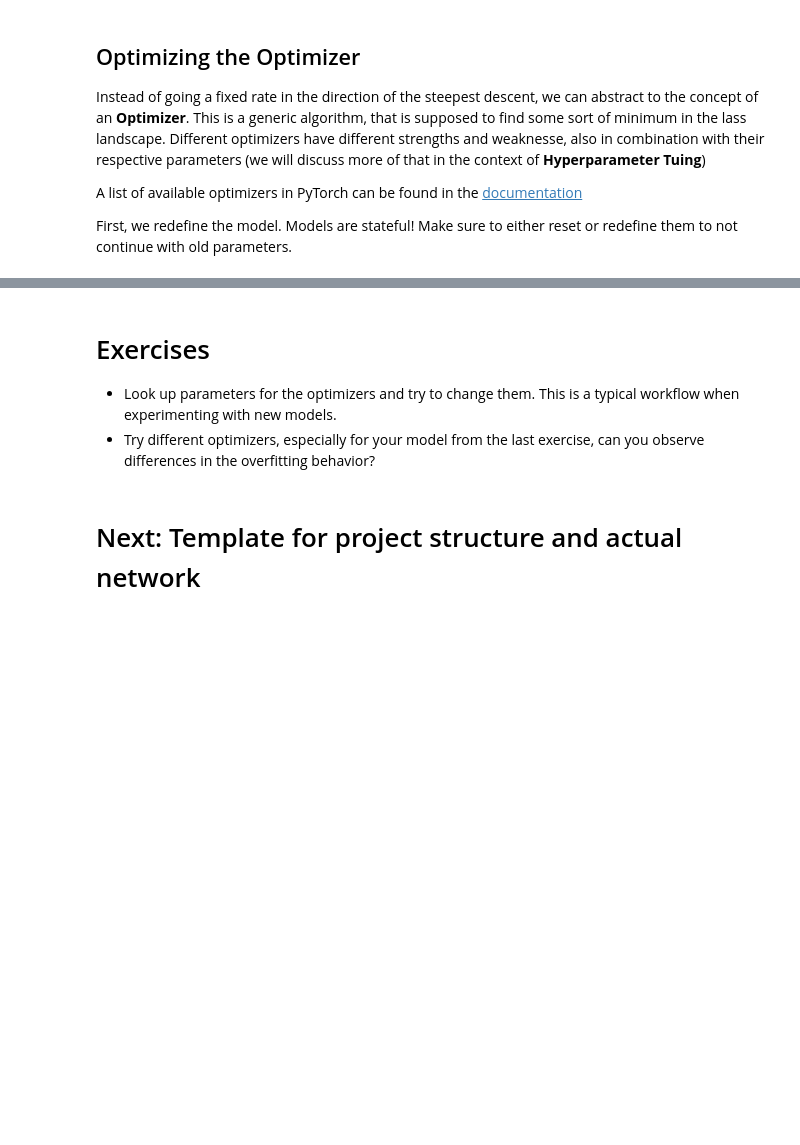
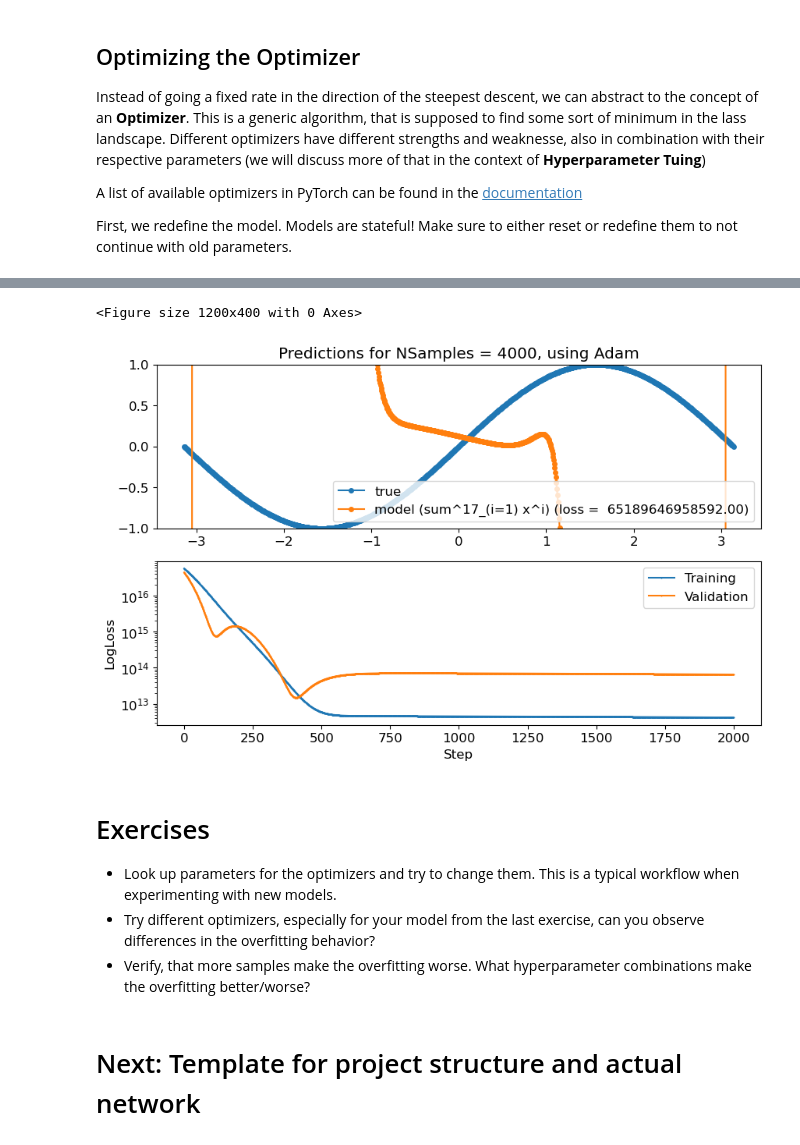
Before and after one commit to Atomtomate/PyTorchTutorial, a Jupyter notebook: 01_PlainPytorch.ipynb, the cells around one changed output, grey strips where cells are left out. Cells and saved outputs as stored; diff of their text form; code cells hidden in the pictures; blank space fills up the shorter version.

```diff
--- a/01_PlainPytorch.ipynb
+++ b/01_PlainPytorch.ipynb
@@ -264,0 +276,70 @@ ax.legend()
+# %%
+n_samples_overfit = 1000
+n_samples_validation = 1000
+validation_x_shift = 0.2
+learning_rate = 1e-3
+NParams = 17
+NPeriods = 1
+weight_decay = 0.0
+
+model_overfit_opt = torch.nn.Sequential(
+    torch.nn.Linear(NParams, 1),
+    torch.nn.Flatten(0, 1)
+)
+optimizer_1 = torch.optim.Adam(model_overfit_opt.parameters(), lr=learning_rate, weight_decay=weight_decay)
+optimizer_2 = torch.optim.RMSprop(model_overfit_opt.parameters(), lr=learning_rate, weight_decay=weight_decay)
+loss_fn = torch.nn.MSELoss(reduction='sum')
+
+x_overfit_val = torch.linspace(-NPeriods*math.pi, NPeriods*math.pi, n_samples_overfit)
+x_overfit_validation_val = torch.linspace(-NPeriods*math.pi+validation_x_shift, NPeriods*math.pi+validation_x_shift, n_samples_validation)
+
+y_overfit            = torch.sin(x_overfit_val)
+y_overfit_validation = torch.sin(x_overfit_validation_val)
+
+p = torch.tensor(list(range(1, NParams+1)))
+x_overfit = x_overfit_val.unsqueeze(-1).pow(p)
+x_overfit_validation = x_overfit_validation_val.unsqueeze(-1).pow(p)
+train_loss = []
+validation_loss = []
+
+model_overfit_opt.train()
+for t in range(2000):
+
+    y_pred_overfit = model_overfit_opt(x_overfit)
+    loss_opt = loss_fn(y_pred_overfit, y_overfit)
+
+
+    if t % 100 == 99:
+        print(f"\rtime = {t:.2f}: loss = {loss_opt.item():.4f}", end="")
+
+
+    optimizer_1.zero_grad()
+    loss_opt.backward()
+    optimizer_1.step()
+    train_loss.append(loss_opt.item() )
+
+    model_overfit_opt.eval()
+    y_pred_overfit_validation = model_overfit_opt(x_overfit_validation)
+    loss_opt = loss_fn(y_pred_overfit_validation, y_overfit_validation)
+    validation_loss.append(loss_opt.item())
+
+
+model_overfit_opt.eval()
+y_pred_overfit_np = y_pred_overfit.detach().numpy()
+fig = plt.figure(figsize=(12,4))
+f, (ax1, ax2) = plt.subplots(2, 1, gridspec_kw={'height_ratios': [1,1]})
+
+ax1.plot(x_overfit_val, y_overfit, label="true", marker=".", markersize=8)
+ax1.plot(x_overfit_val, y_pred_overfit_np, label=f"model (sum^{NParams}_(i=1) x^i) (loss =  {loss_opt:.2f})", marker=".", markersize=8)
+ax1.set_ylim((-1,1))
+ax1.set_title(f"Predictions for NSamples = {n_samples}, using Adam")
+ax1.legend()
+
+ax2.plot(train_loss, label="Training", marker=".", markersize=1)
+ax2.plot(validation_loss, label="Validation", marker=".", markersize=1)
+ax2.set_yscale('log')
+ax2.set_xlabel('Step')
+ax2.set_ylabel('LogLoss')
+ax2.legend()
+plt.savefig("overfitAdam.pdf")
+# %% [output]
@@ -265,6 +347,9 @@ ax.legend()
+<Figure size 1200x400 with 0 Axes>
+[figure, added]
 # %% [markdown]
 # Exercises
  - Look up parameters for the optimizers and try to change them. This is a typical workflow when experimenting with new models.
  - Try different optimizers, especially for your model from the last exercise, can you observe differences in the overfitting behavior?
+ - Verify, that more samples make the overfitting worse. What hyperparameter combinations make the overfitting better/worse?
 # %% [markdown]
 # Next: Template for project structure and actual network
```
Also changed, not shown: parts of 9 cells of this notebook, 5 other files.
